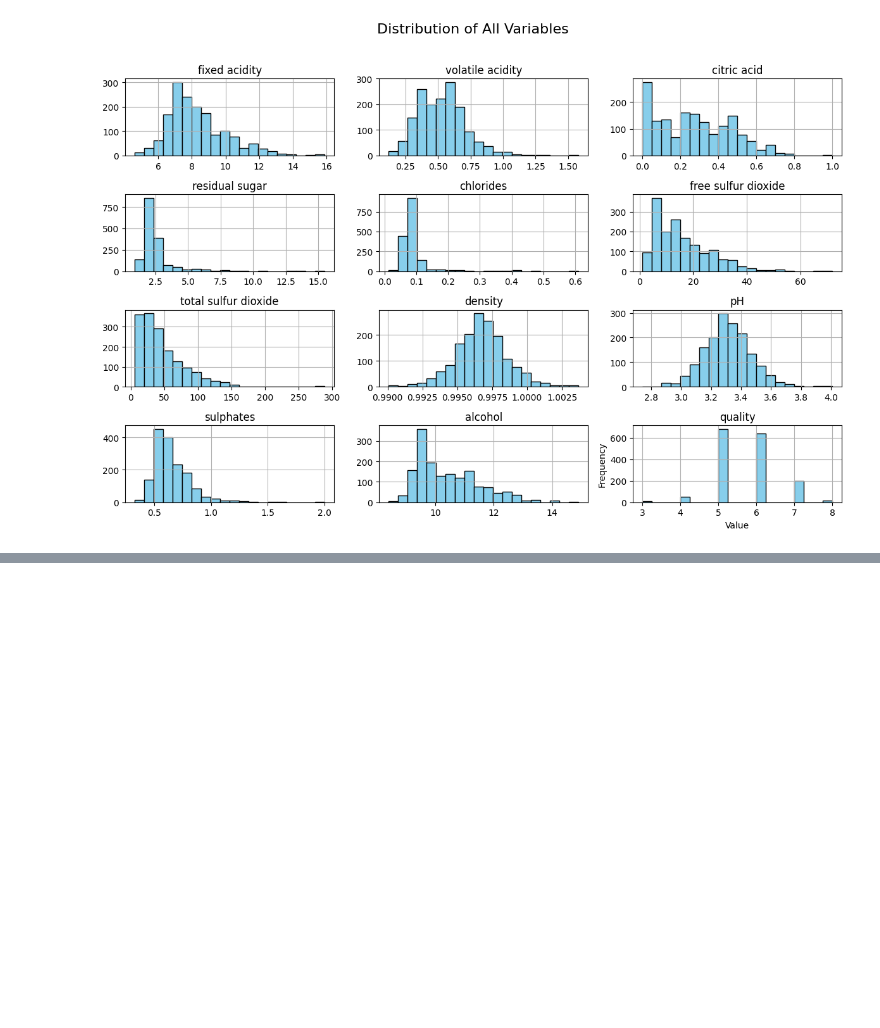
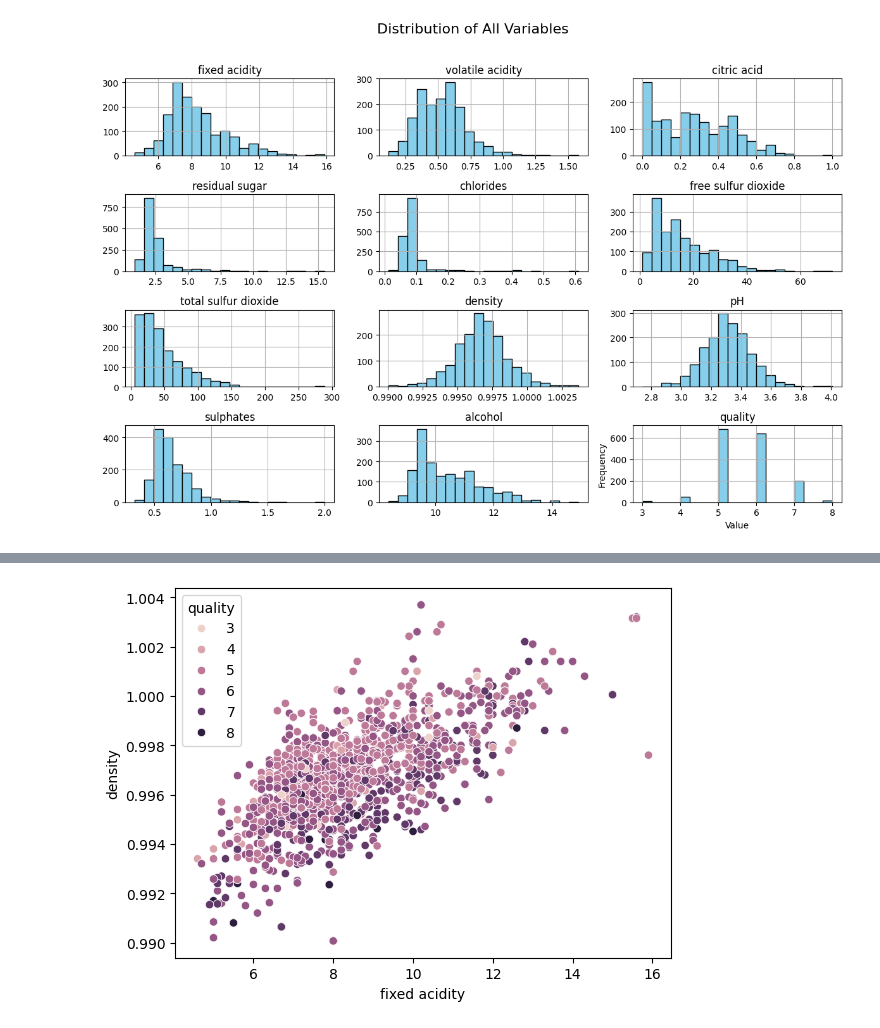
Before and after one commit to 22f2000792/MLP-prac, a Jupyter notebook: prac1.ipynb, the cells around one changed output, grey strips where cells are left out. Drawn from its saved outputs; the diff is of its cells as text; code cells hidden in the pictures; blank space fills up the shorter version.

```diff
--- a/prac1.ipynb
+++ b/prac1.ipynb
@@ -120,0 +143,5 @@ y_test shape: (320,)
+# %%
+sns.scatterplot(x='fixed acidity', y='density', hue='quality', data=data)
+plt.show()
+# %% [output]
+[figure, added]
```
Also changed, not shown: parts of 5 cells of this notebook.
